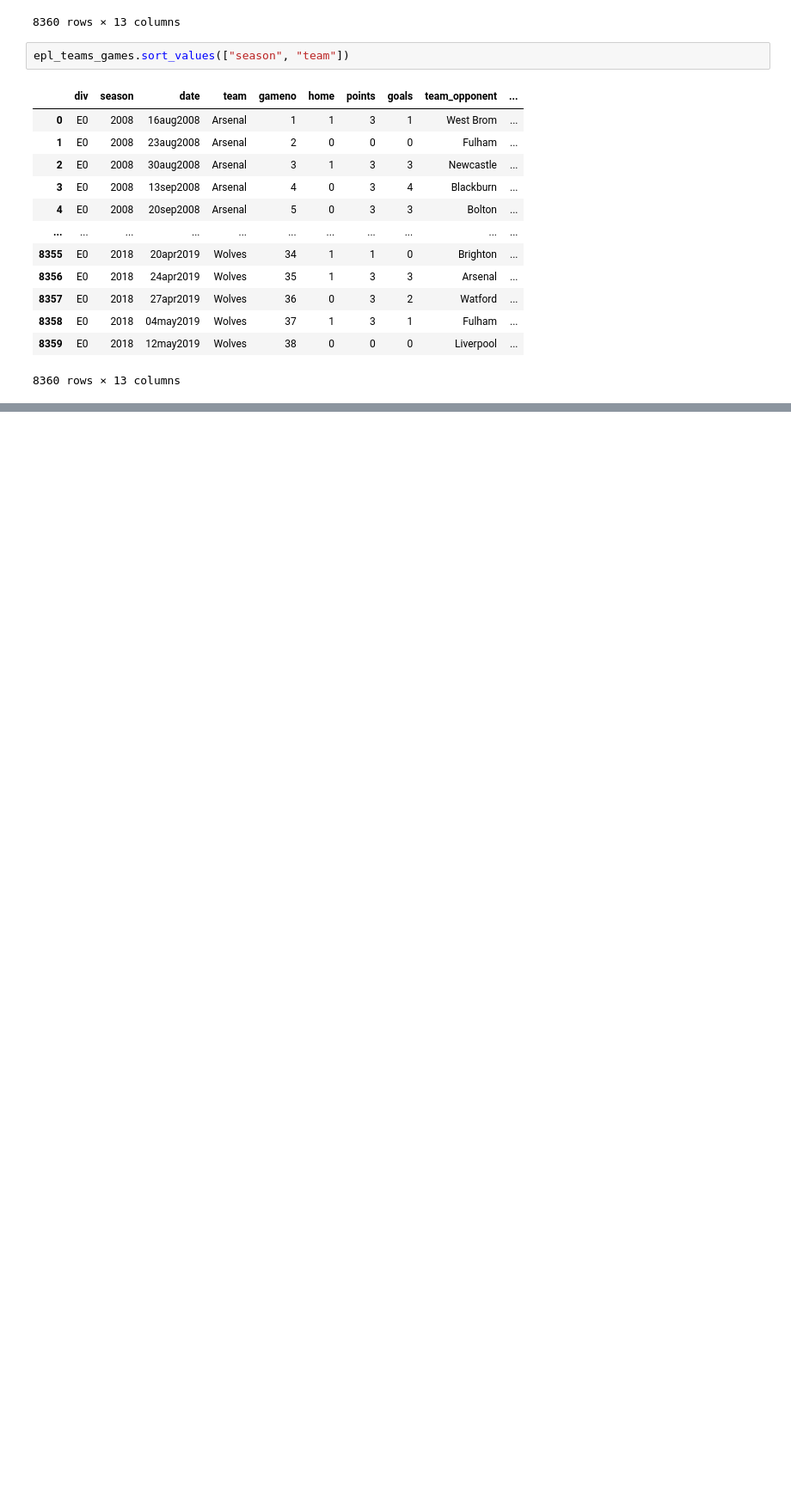
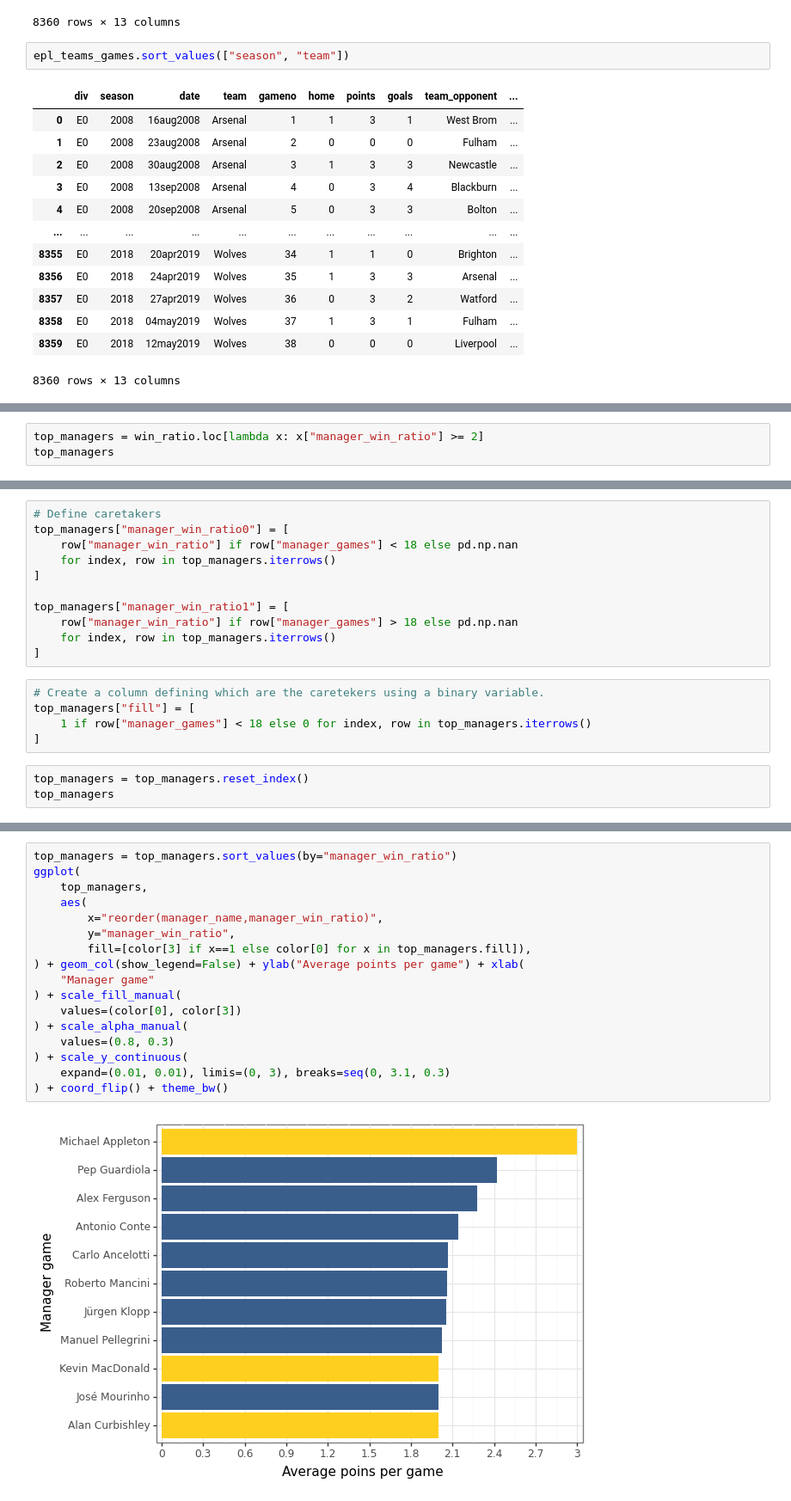
Before and after one commit to felipesebben/bk_data_analysis_studies, a Jupyter notebook: da_case_studies/ch02-football_manager_successs/ch02-football_manager_success.ipynb, the cells around one changed output, grey strips where cells are left out. Shown at 86% size. Cells and saved outputs as stored; diff of their text form; blank space fills up the shorter version.

Commit message:
Update Ch02 Case Study on finding successful football managers

```diff
--- a/da_case_studies/ch02-football_manager_successs/ch02-football_manager_success.ipynb
+++ b/da_case_studies/ch02-football_manager_successs/ch02-football_manager_success.ipynb
@@ -124,0 +271,3 @@ epl_teams_games.sort_values(["season", "team"])
+# %%
+top_managers = win_ratio.loc[lambda x: x["manager_win_ratio"] >= 2]
+top_managers
@@ -124,0 +290,19 @@ epl_teams_games.sort_values(["season", "team"])
+# %%
+# Define caretakers
+top_managers["manager_win_ratio0"] = [
+    row["manager_win_ratio"] if row["manager_games"] < 18 else pd.np.nan
+    for index, row in top_managers.iterrows()
+]
+
+top_managers["manager_win_ratio1"] = [
+    row["manager_win_ratio"] if row["manager_games"] > 18 else pd.np.nan
+    for index, row in top_managers.iterrows()
+]
+# %%
+# Create a column defining which are the caretekers using a binary variable.
+top_managers["fill"] = [
+    1 if row["manager_games"] < 18 else 0 for index, row in top_managers.iterrows()
+]
+# %%
+top_managers = top_managers.reset_index()
+top_managers
@@ -124,0 +322,19 @@ epl_teams_games.sort_values(["season", "team"])
+# %%
+top_managers = top_managers.sort_values(by="manager_win_ratio")
+ggplot(
+    top_managers,
+    aes(
+        x="reorder(manager_name,manager_win_ratio)",
+        y="manager_win_ratio",
+        fill=[color[3] if x==1 else color[0] for x in top_managers.fill]),
+) + geom_col(show_legend=False) + ylab("Average points per game") + xlab(
+    "Manager game"
+) + scale_fill_manual(
+    values=(color[0], color[3])
+) + scale_alpha_manual(
+    values=(0.8, 0.3)
+) + scale_y_continuous(
+    expand=(0.01, 0.01), limis=(0, 3), breaks=seq(0, 3.1, 0.3)
+) + coord_flip() + theme_bw()
+# %% [output]
+[figure, added]
```
Also changed, not shown: parts of 22 cells of this notebook.
